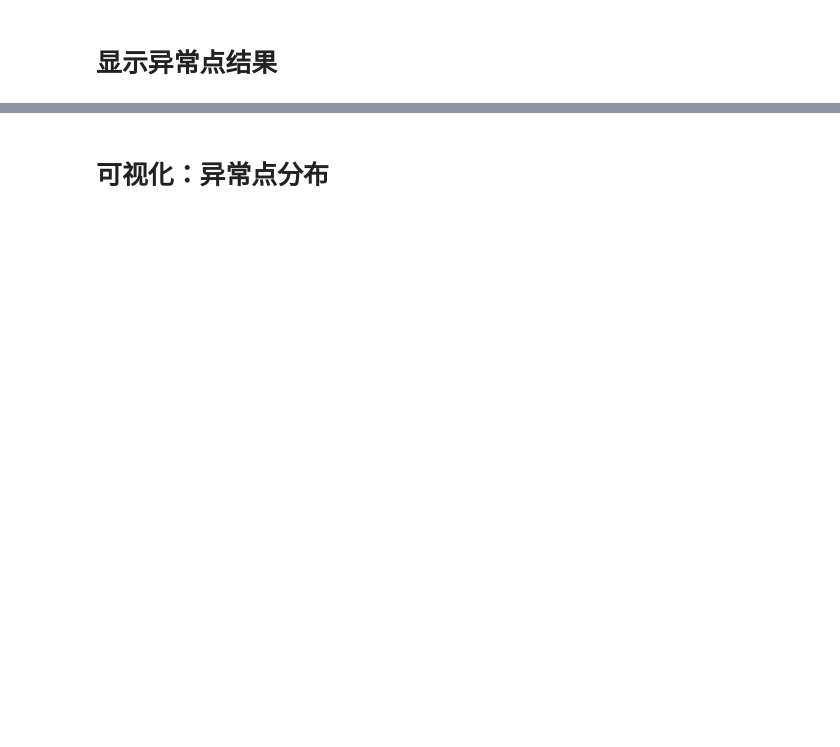
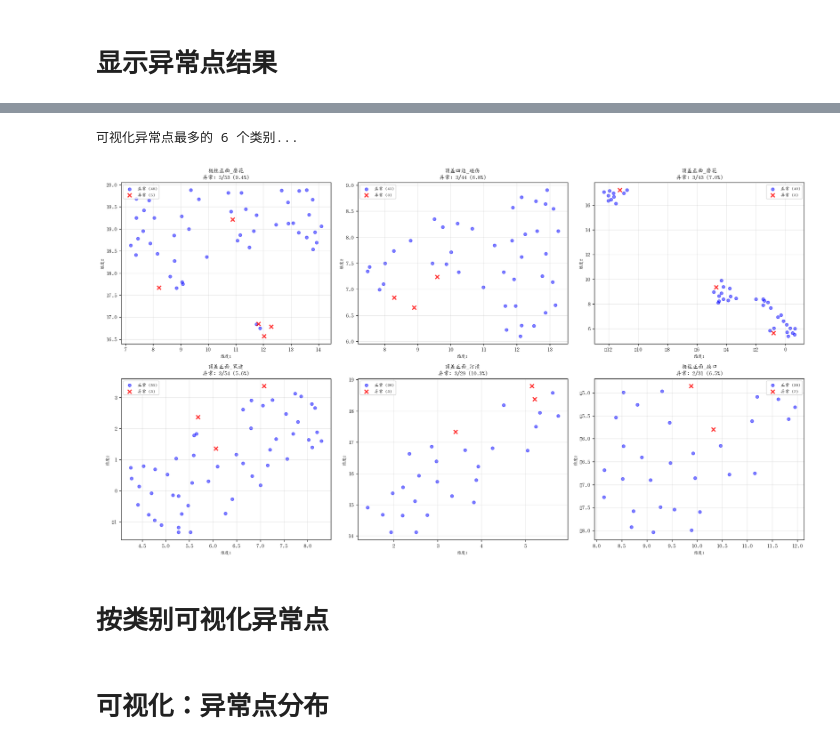
Before and after one commit to smile-care/EmbeddingModel, a Jupyter notebook: scripts/outlier_detection_analysis.ipynb, the cells around one changed output, grey strips where cells are left out. Drawn from its saved outputs; the diff is of its cells as text; code cells hidden in the pictures; blank space fills up the shorter version.

```diff
--- a/scripts/outlier_detection_analysis.ipynb
+++ b/scripts/outlier_detection_analysis.ipynb
@@ -374,3 +582,74 @@ if len(outlier_list) > 20:
+# %%
+# 选择异常点最多的几个类别进行可视化
+top_n_categories = 6
+top_categories = sorted_counts[:top_n_categories]
+
+print(f"可视化异常点最多的 {top_n_categories} 个类别...")
+
+# 对选中的类别进行UMAP降维和可视化
+n_cols = 3
+n_rows = (top_n_categories + n_cols - 1) // n_cols
+fig, axes = plt.subplots(n_rows, n_cols, figsize=(6*n_cols, 5*n_rows))
+if top_n_categories == 1:
+    axes = [axes]
+else:
+    axes = axes.flatten()
+
+for idx, (label, outlier_count) in enumerate(top_categories):
+    if idx >= len(axes):
+        break
+
+    ax = axes[idx]
+
+    # 获取该类别的数据
+    data = all_results[label]
+    embeddings_norm = data['embeddings_normalized']
+    results = data['results']
+
+    # UMAP降维
+    if len(embeddings_norm) >= 15:
+        n_neighbors = min(15, len(embeddings_norm) - 1)
+        reducer = umap.UMAP(n_components=2, random_state=42, metric='cosine', n_neighbors=n_neighbors)
+        embeddings_2d = reducer.fit_transform(embeddings_norm)
+    else:
+        # 样本太少，用PCA
+        from sklearn.decomposition import PCA
+        pca = PCA(n_components=2, random_state=42)
+        embeddings_2d = pca.fit_transform(embeddings_norm)
+
+    # 绘制
+    normal_mask = ~results['combined']['is_outlier']
+    outlier_mask = results['combined']['is_outlier']
+
+    ax.scatter(
+        embeddings_2d[normal_mask, 0],
+        embeddings_2d[normal_mask, 1],
+        c='blue', alpha=0.5, s=30, label=f'正常 ({np.sum(normal_mask)})'
+    )
+    ax.scatter(
+        embeddings_2d[outlier_mask, 0],
+        embeddings_2d[outlier_mask, 1],
+        c='red', alpha=0.8, s=50, marker='x', linewidths=2, label=f'异常 ({np.sum(outlier_mask)})'
+    )
+
+    total = len(embeddings_norm)
+    ax.set_title(f'{label}\n异常: {outlier_count}/{total} ({outlier_count/total*100:.1f}%)', fontsize=10)
+    ax.legend(fontsize=8)
+    ax.grid(True, alpha=0.3)
+    ax.set_xlabel('维度1', fontsize=8)
+    ax.set_ylabel('维度2', fontsize=8)
+
+# 隐藏多余的子图
+for idx in range(top_n_categories, len(axes)):
+    axes[idx].axis('off')
+
+plt.tight_layout()
+plt.show()
+# %% [output]
+可视化异常点最多的 6 个类别...
+[figure, added]
+# %% [markdown]
+# 按类别可视化异常点
 # %% [markdown]
 # 可视化：异常点分布
 # %%
```
Also changed, not shown: parts of 18 cells of this notebook, 8 other files.
